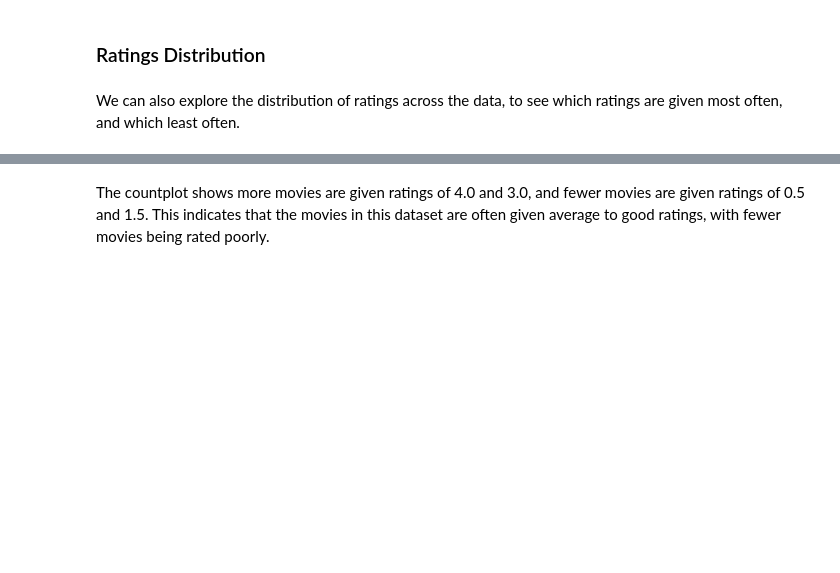
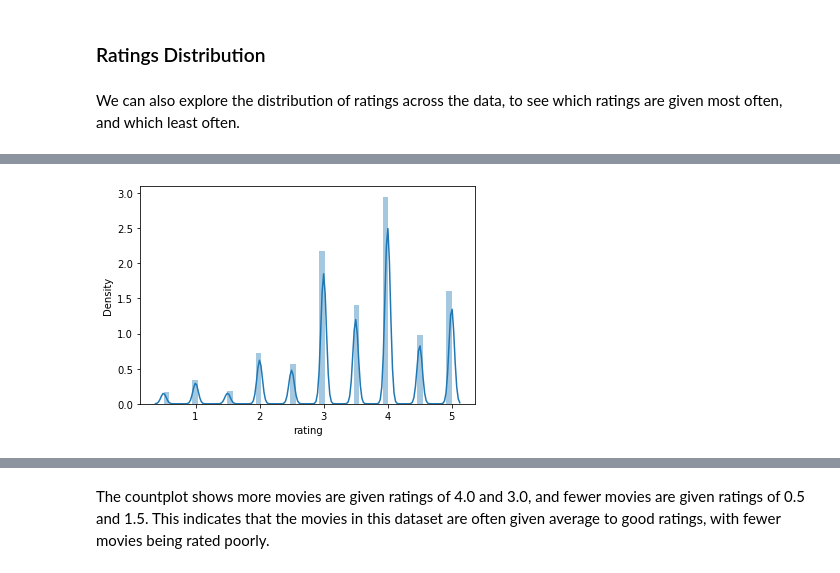
Before and after one commit to Reneilwe-tech/unsupervised-predict-streamlit-template, a Jupyter notebook: Team JS1 Unsupervised Learning Notebook.ipynb, the cells around one changed output, grey strips where cells are left out. Cells and saved outputs as stored; diff of their text form; code cells hidden in the pictures; blank space fills up the shorter version.

```diff
--- a/Team JS1 Unsupervised Learning Notebook.ipynb
+++ b/Team JS1 Unsupervised Learning Notebook.ipynb
@@ -207,3 +400,7 @@ ratings.head()
+# %%
+sns.distplot(df_train["rating"]);
+# %% [output]
+[figure, added]
 # %%
 plt.figure(figsize=(15, 10))
 plt.title('Ratings distribution \n', fontsize=20)
```
Also changed, not shown: parts of 45 cells of this notebook.
